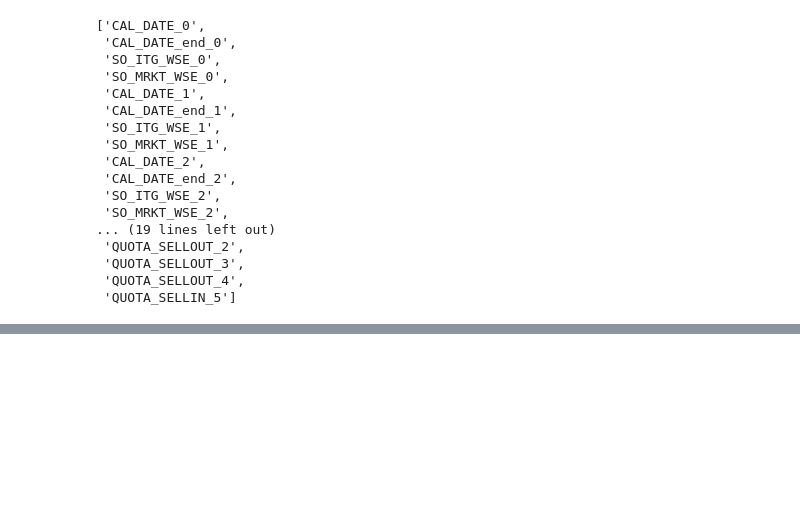
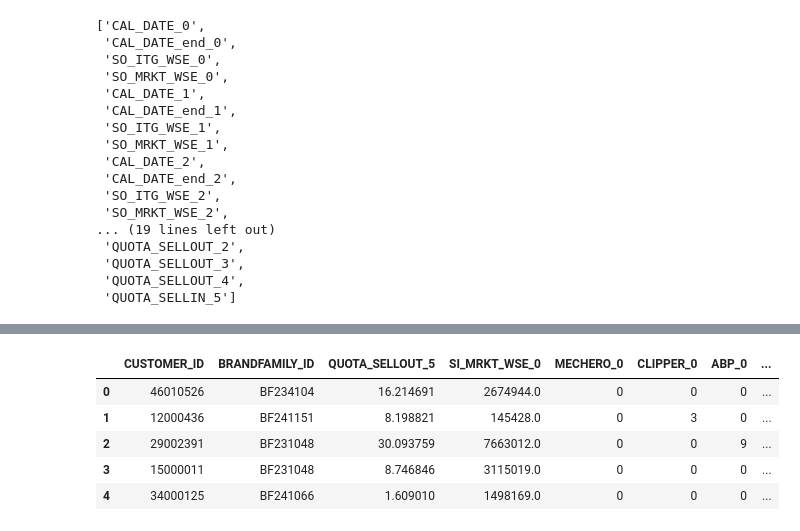
Before and after one commit to jgomezgar/TFM_CampaingReco, a Jupyter notebook: 02_Training/Scripts/00_feature_selection.ipynb, the cells around one changed output, grey strips where cells are left out. Saved outputs shown, nothing was run; the diff lists cells and outputs as text; code cells hidden in the pictures; blank space fills up the shorter version.

```diff
--- a/02_Training/Scripts/00_feature_selection.ipynb
+++ b/02_Training/Scripts/00_feature_selection.ipynb
@@ -92,0 +107,28 @@ correlations
+# %%
+    threshold = 0.95
+    ignored_fields = []
+    for c in correlations.iterrows():
+        sort = c[1].sort_values(ascending=False)
+        if sort[1] > threshold or sort[1] < -threshold:
+            correlations = correlations.drop(c[0], axis = 0)
+            correlations = correlations.drop(c[0], axis = 1)
+            ignored_fields.append(c[0])
+# %%
+ X = X.drop(ignored_fields, axis=1)
+
+columns = list(X.columns.values)
+
+# Standard scaler
+sc_X = StandardScaler()
+X = sc_X.fit_transform(X)
+# %%
+from sklearn.feature_selection import RFECV
+
+# Select top 20 features
+estimator = ltb.LGBMRegressor()
+#rfe = RFE(estimator=estimator, n_features_to_select=40, step=10, verbose=1)
+rfe = RFECV(estimator=estimator, min_features_to_select=30, step=10, cv=4, n_jobs=1, verbose=1)
+rfe.fit(X, y)
+features = rfe.get_support(indices = True)
+
+np.array(columns)[features]
@@ -92,0 +168,6 @@ correlations
+# %%
+best_features = list(np.array(columns)[features])
+
+X = data[['CUSTOMER_ID', 'BRANDFAMILY_ID', 'QUOTA_SELLOUT_5'] + best_features + date_cols]
+
+np.save(OUTPUT_FEATS, list(X.columns.values))
@@ -92,0 +176,9 @@ correlations
+# %%
+X.head()
+# %% [output]
+|  | CUSTOMER_ID | BRANDFAMILY_ID | QUOTA_SELLOUT_5 | SI_MRKT_WSE_0 | MECHERO_0 | CLIPPER_0 | ABP_0 | ... |
+| 0 | 46010526 | BF234104 | 16.214691 | 2674944.0 | 0 | 0 | 0 | ... |
+| 1 | 12000436 | BF241151 | 8.198821 | 145428.0 | 0 | 3 | 0 | ... |
+| 2 | 29002391 | BF231048 | 30.093759 | 7663012.0 | 0 | 0 | 9 | ... |
+| 3 | 15000011 | BF231048 | 8.746846 | 3115019.0 | 0 | 0 | 0 | ... |
+| 4 | 34000125 | BF241066 | 1.609010 | 1498169.0 | 0 | 0 | 0 | ... |
```
Also changed, not shown: parts of 7 cells of this notebook, 1 other file.
